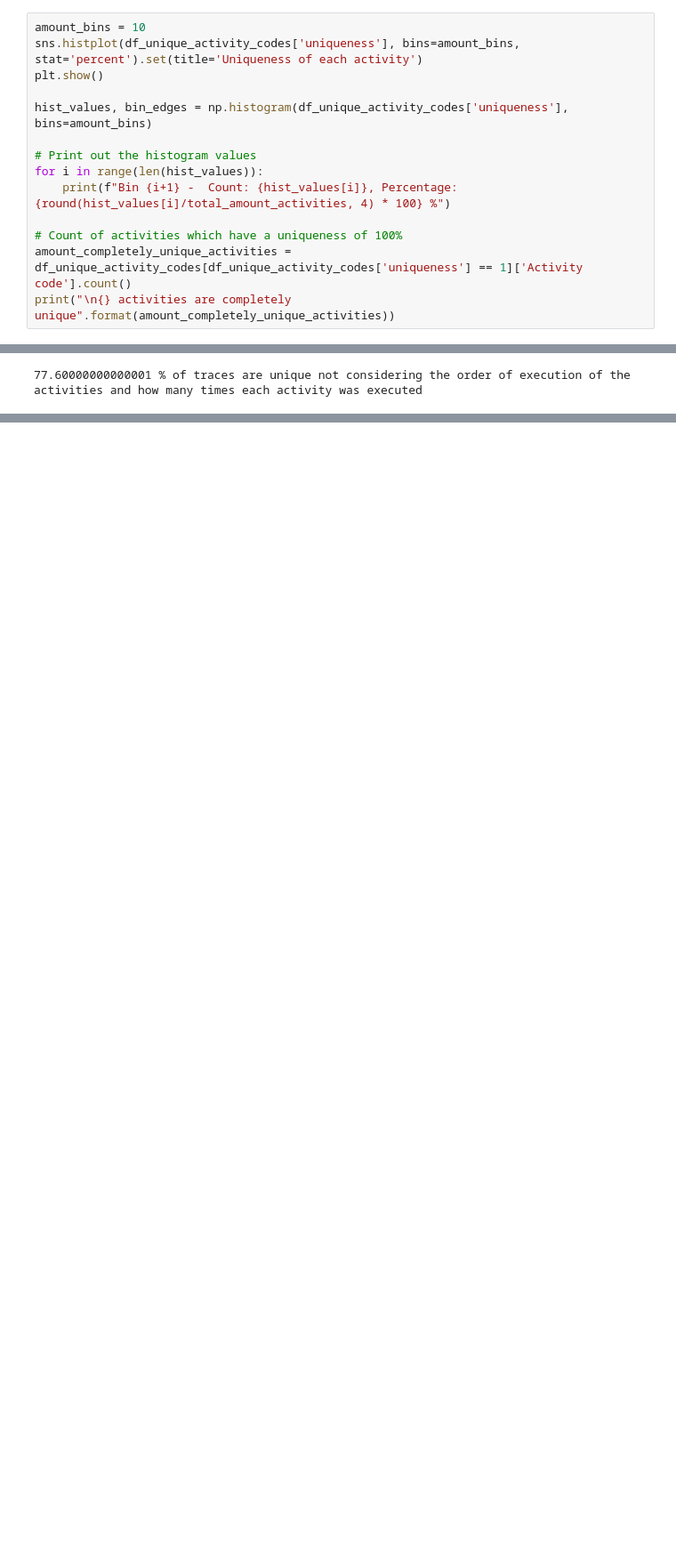
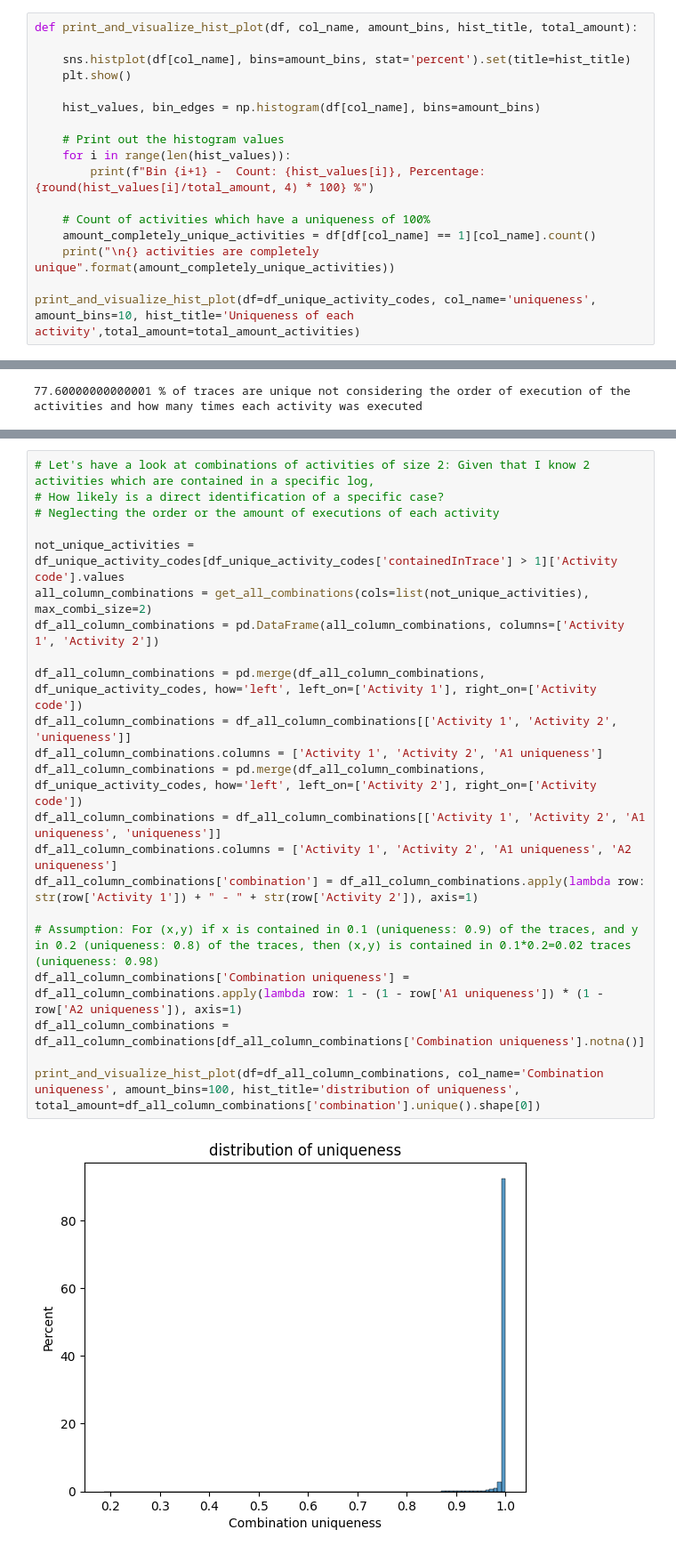
Before and after one commit to fahaerte/privacy_confidentiality_in_process_mining, a Jupyter notebook: pm5pyTestJupyterNotebook.ipynb, the cells around one changed output, grey strips where cells are left out. Shown at 89% size. Drawn from its saved outputs; the diff is of its cells as text; blank space fills up the shorter version.

```diff
--- a/pm5pyTestJupyterNotebook.ipynb
+++ b/pm5pyTestJupyterNotebook.ipynb
@@ -252,19 +226,22 @@ print(df_unique_activity_codes.sort_values('uniqueness', ascending=False))
 
 [673 rows x 4 columns]
 # %%
-amount_bins = 10
-sns.histplot(df_unique_activity_codes['uniqueness'], bins=amount_bins, stat='percent').set(title='Uniqueness of each activity')
-plt.show()
+def print_and_visualize_hist_plot(df, col_name, amount_bins, hist_title, total_amount):
 
-hist_values, bin_edges = np.histogram(df_unique_activity_codes['uniqueness'], bins=amount_bins)
+    sns.histplot(df[col_name], bins=amount_bins, stat='percent').set(title=hist_title)
+    plt.show()
 
-# Print out the histogram values
-for i in range(len(hist_values)):
-    print(f"Bin {i+1} -  Count: {hist_values[i]}, Percentage: {round(hist_values[i]/total_amount_activities, 4) * 100} %")
+    hist_values, bin_edges = np.histogram(df[col_name], bins=amount_bins)
 
-# Count of activities which have a uniqueness of 100%
-amount_completely_unique_activities = df_unique_activity_codes[df_unique_activity_codes['uniqueness'] == 1]['Activity code'].count()
-print("\n{} activities are completely unique".format(amount_completely_unique_activities))
+    # Print out the histogram values
+    for i in range(len(hist_values)):
+        print(f"Bin {i+1} -  Count: {hist_values[i]}, Percentage: {round(hist_values[i]/total_amount, 4) * 100} %")
+
+    # Count of activities which have a uniqueness of 100%
+    amount_completely_unique_activities = df[df[col_name] == 1][col_name].count()
+    print("\n{} activities are completely unique".format(amount_completely_unique_activities))
+
+print_and_visualize_hist_plot(df=df_unique_activity_codes, col_name='uniqueness', amount_bins=10, hist_title='Uniqueness of each activity',total_amount=total_amount_activities)
 # %% [output]
 [figure]
 Bin 1 -  Count: 1, Percentage: 0.15 %
@@ -302,0 +271,24 @@ frozenset({'370741', '370737C'})
+# %%
+# Let's have a look at combinations of activities of size 2: Given that I know 2 activities which are contained in a specific log,
+# How likely is a direct identification of a specific case?
+# Neglecting the order or the amount of executions of each activity
+
+not_unique_activities = df_unique_activity_codes[df_unique_activity_codes['containedInTrace'] > 1]['Activity code'].values
+all_column_combinations = get_all_combinations(cols=list(not_unique_activities), max_combi_size=2)
+df_all_column_combinations = pd.DataFrame(all_column_combinations, columns=['Activity 1', 'Activity 2'])
+
+df_all_column_combinations = pd.merge(df_all_column_combinations, df_unique_activity_codes, how='left', left_on=['Activity 1'], right_on=['Activity code'])
+df_all_column_combinations = df_all_column_combinations[['Activity 1', 'Activity 2', 'uniqueness']]
+df_all_column_combinations.columns = ['Activity 1', 'Activity 2', 'A1 uniqueness']
+df_all_column_combinations = pd.merge(df_all_column_combinations, df_unique_activity_codes, how='left', left_on=['Activity 2'], right_on=['Activity code'])
+df_all_column_combinations = df_all_column_combinations[['Activity 1', 'Activity 2', 'A1 uniqueness', 'uniqueness']]
+df_all_column_combinations.columns = ['Activity 1', 'Activity 2', 'A1 uniqueness', 'A2 uniqueness']
+df_all_column_combinations['combination'] = df_all_column_combinations.apply(lambda row: str(row['Activity 1']) + " - " + str(row['Activity 2']), axis=1)
+
+# Assumption: For (x,y) if x is contained in 0.1 (uniqueness: 0.9) of the traces, and y in 0.2 (uniqueness: 0.8) of the traces, then (x,y) is contained in 0.1*0.2=0.02 traces (uniqueness: 0.98)
+df_all_column_combinations['Combination uniqueness'] = df_all_column_combinations.apply(lambda row: 1 - (1 - row['A1 uniqueness']) * (1 - row['A2 uniqueness']), axis=1)
+df_all_column_combinations = df_all_column_combinations[df_all_column_combinations['Combination uniqueness'].notna()]
+
+print_and_visualize_hist_plot(df=df_all_column_combinations, col_name='Combination uniqueness', amount_bins=100, hist_title='distribution of uniqueness', total_amount=df_all_column_combinations['combination'].unique().shape[0])
+# %% [output]
+[figure, added]
```
Also changed, not shown: parts of 12 cells of this notebook.
